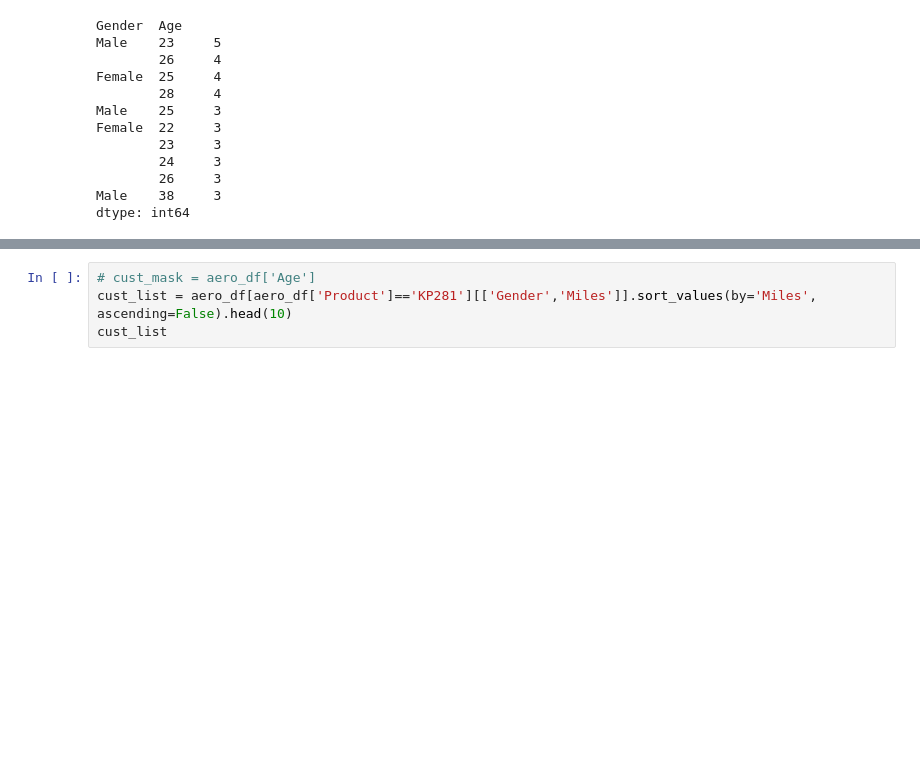
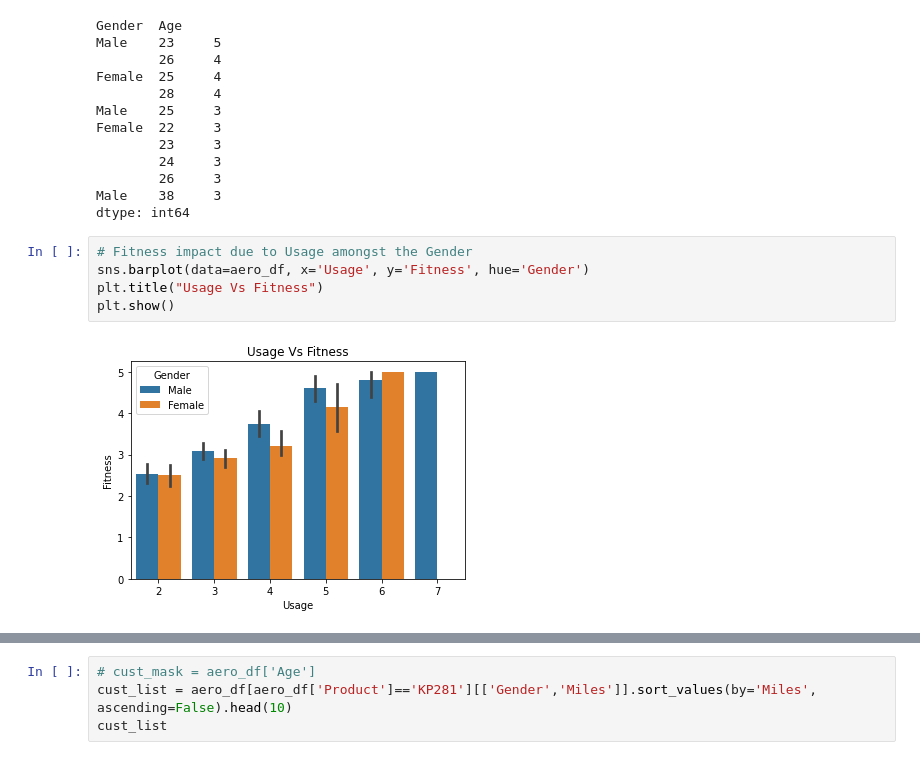
Before and after one commit to pkmariya/Python, a Jupyter notebook: AerofitCaseStudy_Mariya_DSMLJune22.ipynb, the cells around one changed output, grey strips where cells are left out. Drawn from its saved outputs; the diff is of its cells as text; blank space fills up the shorter version.

```diff
--- a/AerofitCaseStudy_Mariya_DSMLJune22.ipynb
+++ b/AerofitCaseStudy_Mariya_DSMLJune22.ipynb
@@ -360,3 +375,10 @@ Female  22     3
         26     3
 Male    38     3
 dtype: int64
+# %%
+# Fitness impact due to Usage amongst the Gender
+sns.barplot(data=aero_df, x='Usage', y='Fitness', hue='Gender')
+plt.title("Usage Vs Fitness")
+plt.show()
+# %% [output]
+[figure, added]
```
Also changed, not shown: parts of 6 cells of this notebook.
